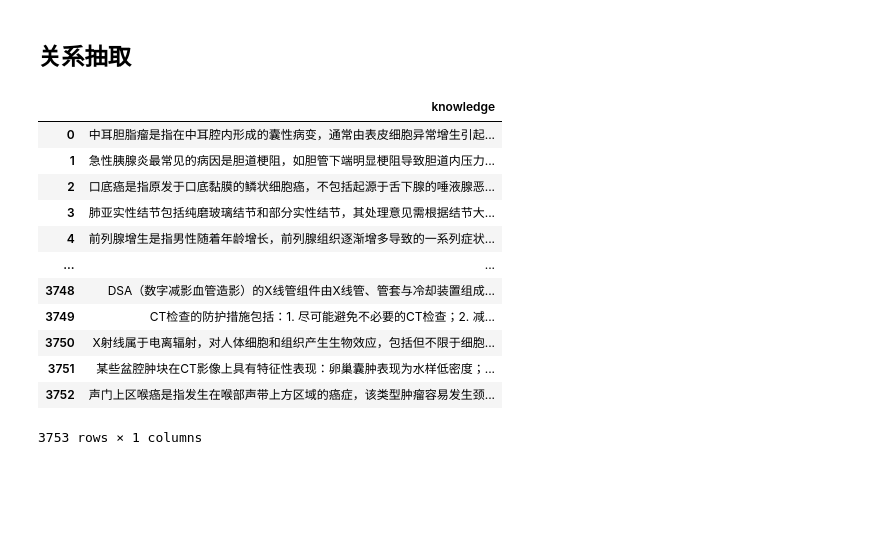
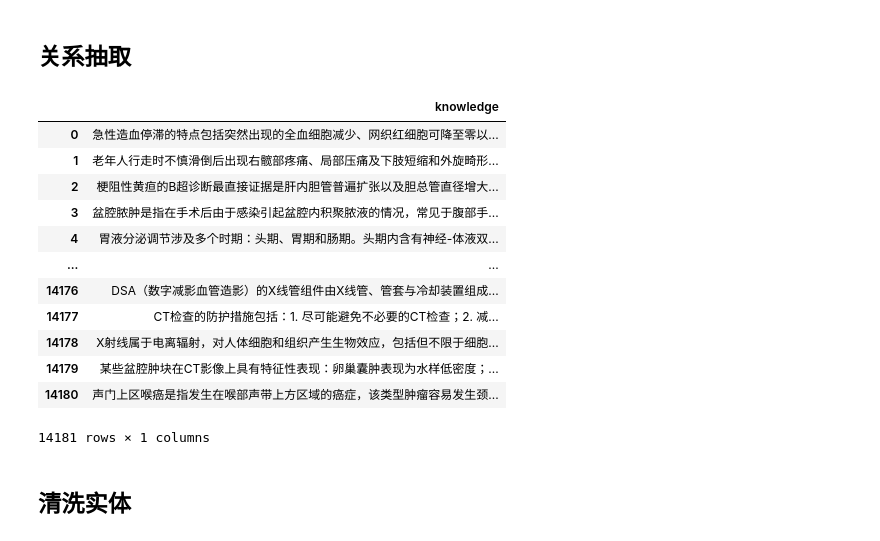
Before and after one commit to Lin-A1/MediGraphRAG, a Jupyter notebook: dataProcess/dataProcess.ipynb, the cells around one changed output. Cells and saved outputs as stored; diff of their text form; code cells hidden in the pictures; blank space fills up the shorter version.

```diff
--- a/dataProcess/dataProcess.ipynb
+++ b/dataProcess/dataProcess.ipynb
@@ -94,23 +94,23 @@ for i in tqdm(content):
 # %% [markdown]
 ## 关系抽取
 # %%
-data = pd.read_json('../data//knowledge/knowledge3.json')
+data = pd.read_json('../data//knowledge/knowledge.json')
 data = data.drop_duplicates(keep='last',ignore_index=True)
 data
 # %% [output]
 |  | knowledge |
-| 0 | 中耳胆脂瘤是指在中耳腔内形成的囊性病变，通常由表皮细胞异常增生引起... |
-| 1 | 急性胰腺炎最常见的病因是胆道梗阻，如胆管下端明显梗阻导致胆道内压力... |
-| 2 | 口底癌是指原发于口底黏膜的鳞状细胞癌，不包括起源于舌下腺的唾液腺恶... |
-| 3 | 肺亚实性结节包括纯磨玻璃结节和部分实性结节，其处理意见需根据结节大... |
-| 4 | 前列腺增生是指男性随着年龄增长，前列腺组织逐渐增多导致的一系列症状... |
+| 0 | 急性造血停滞的特点包括突然出现的全血细胞减少、网织红细胞可降至零以... |
+| 1 | 老年人行走时不慎滑倒后出现右髋部疼痛、局部压痛及下肢短缩和外旋畸形... |
+| 2 | 梗阻性黄疸的B超诊断最直接证据是肝内胆管普遍扩张以及胆总管直径增大... |
+| 3 | 盆腔脓肿是指在手术后由于感染引起盆腔内积聚脓液的情况，常见于腹部手... |
+| 4 | 胃液分泌调节涉及多个时期：头期、胃期和肠期。头期内含有神经-体液双... |
 | ... | ... |
-| 3748 | DSA（数字减影血管造影）的X线管组件由X线管、管套与冷却装置组成... |
-| 3749 | CT检查的防护措施包括：1. 尽可能避免不必要的CT检查；2. 减... |
-| 3750 | X射线属于电离辐射，对人体细胞和组织产生生物效应，包括但不限于细胞... |
-| 3751 | 某些盆腔肿块在CT影像上具有特征性表现：卵巢囊肿表现为水样低密度；... |
-| 3752 | 声门上区喉癌是指发生在喉部声带上方区域的癌症，该类型肿瘤容易发生颈... |
+| 14176 | DSA（数字减影血管造影）的X线管组件由X线管、管套与冷却装置组成... |
+| 14177 | CT检查的防护措施包括：1. 尽可能避免不必要的CT检查；2. 减... |
+| 14178 | X射线属于电离辐射，对人体细胞和组织产生生物效应，包括但不限于细胞... |
+| 14179 | 某些盆腔肿块在CT影像上具有特征性表现：卵巢囊肿表现为水样低密度；... |
+| 14180 | 声门上区喉癌是指发生在喉部声带上方区域的癌症，该类型肿瘤容易发生颈... |
-3753 rows × 1 columns
+14181 rows × 1 columns
 # %%
 systemContent = r"""任务：
 从给定的文本中自动抽取出实体
@@ -262,3 +262,5 @@ for i in tqdm(data['knowledge']):
             if time>5:
                 break
             pass
+# %% [markdown]
+## 清洗实体
```
Also changed, not shown: parts of 6 cells of this notebook, 10 other files.
